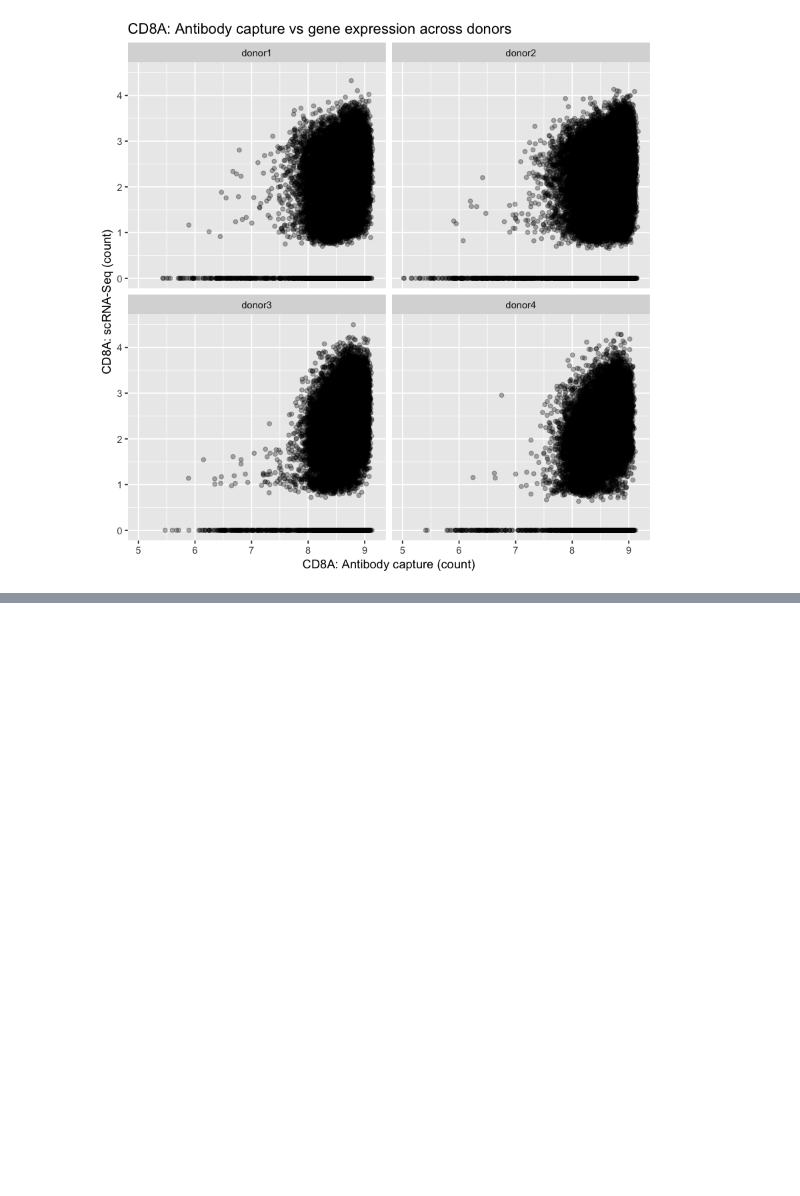
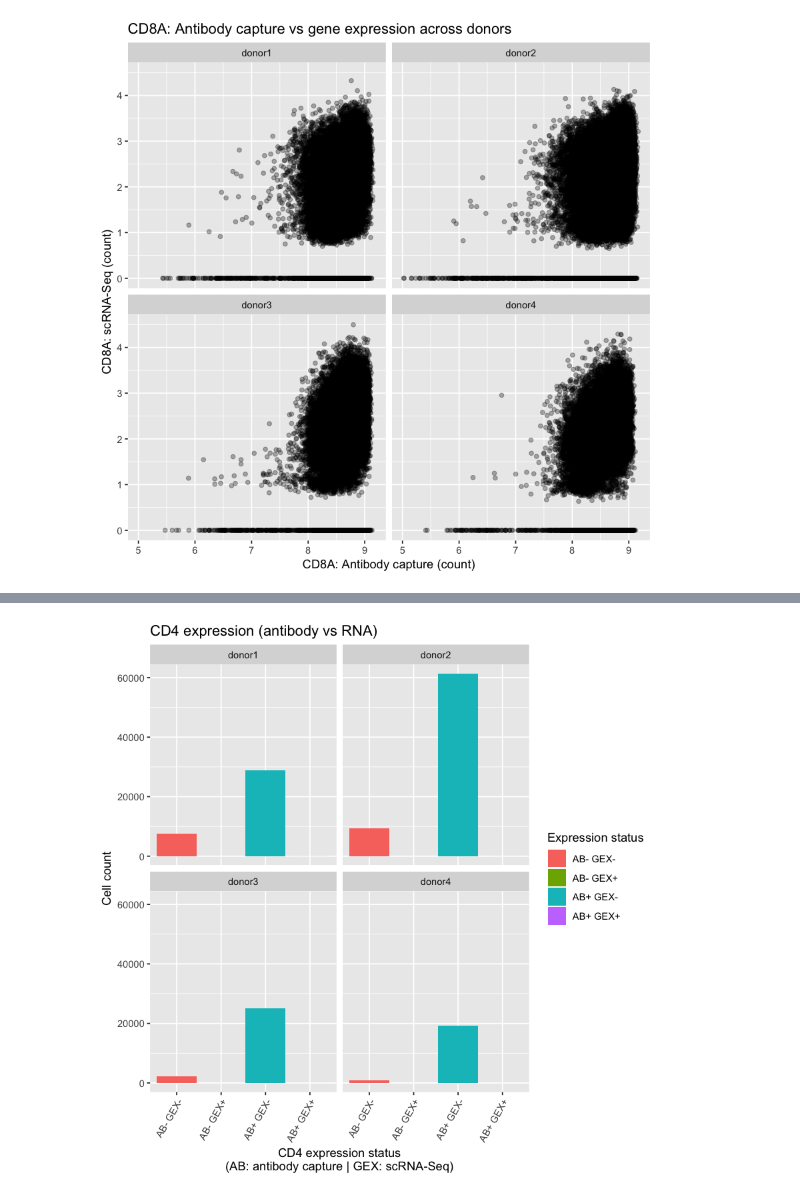
Before and after one commit to armish/10x-anwoei, a Jupyter notebook: analyses/Explore combined Antibody and GXE data.ipynb, the cells around one changed output, grey strips where cells are left out. Saved outputs shown, nothing was run; the diff lists cells and outputs as text; code cells hidden in the pictures; blank space fills up the shorter version.

Commit message:
start to explore the dextramer data from scratch and compare it to the summarized ones

```diff
--- a/analyses/Explore combined Antibody and GXE data.ipynb
+++ b/analyses/Explore combined Antibody and GXE data.ipynb
@@ -132,0 +132,4 @@ plotGene('CD4', 'CD4')
+# %%
+cd4 <- plotGene('CD4', 'CD4')
+
+cd4[["gene_plot"]]
@@ -132,0 +138,26 @@ plotGene('CD4', 'CD4')
+# %%
+cd4[['gene_data']] %>%
+    mutate(`exp_status` =
+        factor(
+            case_when(
+                `gene_ab` > 0 & `gene_gex` > 0 ~ "AB+ GEX+",
+                `gene_ab` > 0 & `gene_gex` < 0.1 ~ "AB+ GEX-",
+                `gene_ab` < 0.1 & `gene_gex` < 0.1 ~ "AB- GEX-",
+                `gene_ab` < 0.1 & `gene_gex` > 0.1 ~ "AB- GEX+"
+            )
+        )
+    ) %>%
+    group_by(`exp_status`, `donor`) %>%
+    summarize(`count`=n()) %>%
+    ggplot(aes(x=`exp_status`, y=`count`, fill=`exp_status`)) +
+        geom_col() +
+        facet_wrap(~`donor`, ncol=2) +
+        labs(
+            x='CD4 expression status\n(AB: antibody capture | GEX: scRNA-Seq)',
+            y='Cell count',
+            fill='Expression status',
+            title='CD4 expression (antibody vs RNA)'
+        ) +
+        theme(axis.text.x = element_text(angle=60, hjust=1))
+# %% [output]
+[figure, added]
```
Also changed, not shown: parts of 6 cells of this notebook, 1 other file.
